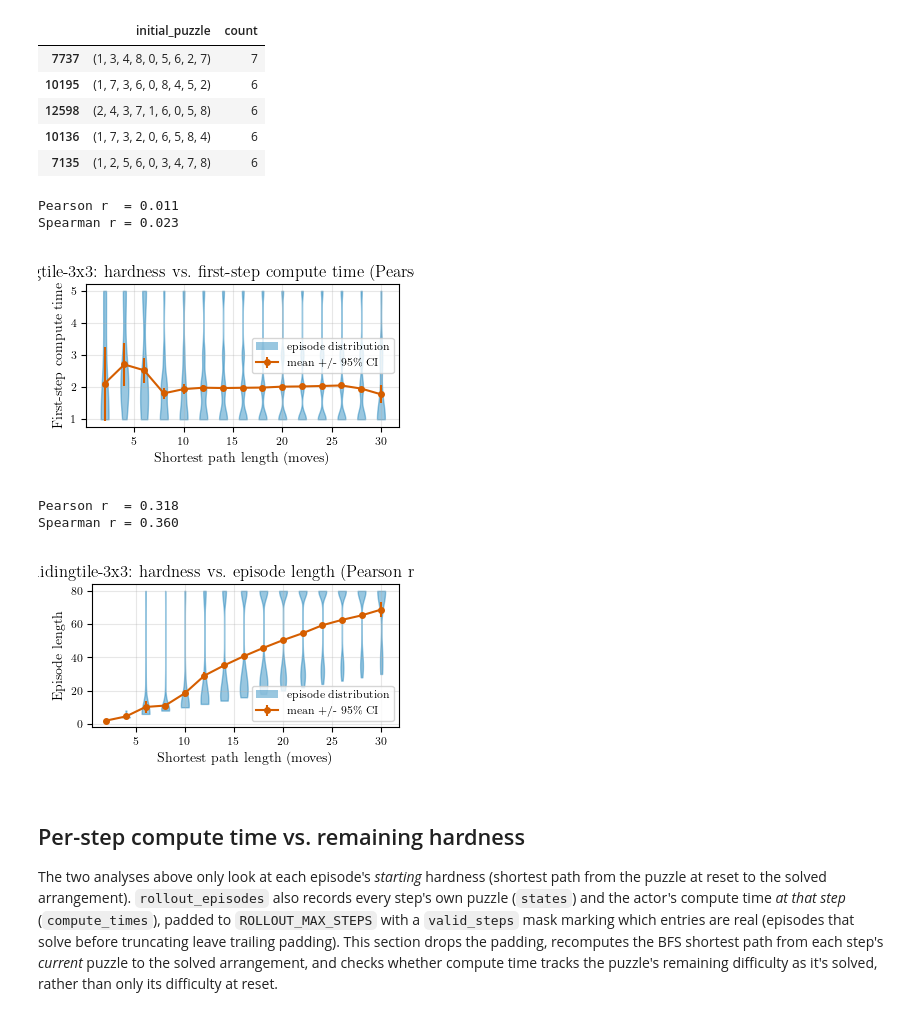
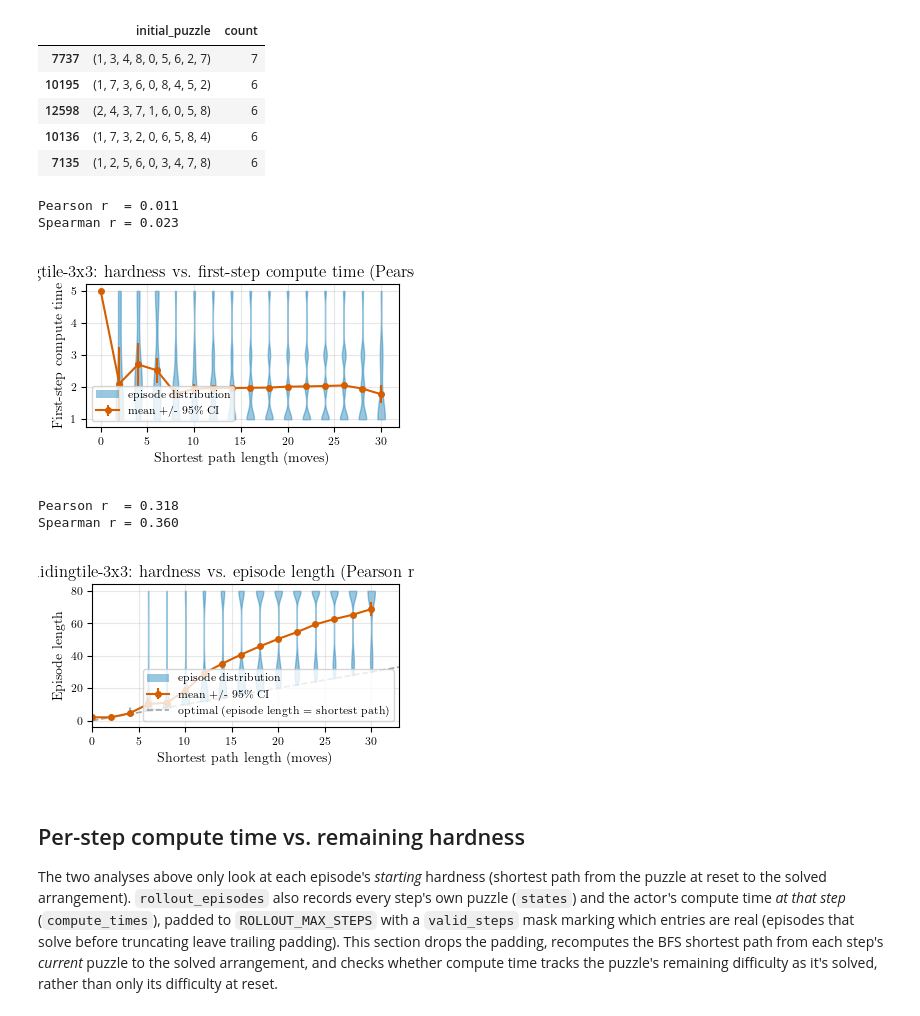
Before and after one commit to chanb/Stoix, a Jupyter notebook: ramdp_experiments/analysis-compute_time-hardness-slidingpuzzle.ipynb, the cells around one changed output. Drawn from its saved outputs; the diff is of its cells as text; code cells hidden in the pictures.

Commit message:
Update plot

```diff
--- a/ramdp_experiments/analysis-compute_time-hardness-slidingpuzzle.ipynb
+++ b/ramdp_experiments/analysis-compute_time-hardness-slidingpuzzle.ipynb
@@ -390,9 +390,9 @@ def rollout_episodes(env, act_fn, params, num_episodes, seed, max_steps):
     vmapped/auto-reset `env`, which expects a batched PRNG key), recording
     each episode's initial puzzle, the actor's mean compute time per action,
     and - for the per-step hardness-vs-compute-time analysis further down -
-    every step's own puzzle (`states`) and compute time (`compute_times`).
-    There is no per-episode goal to record: SlidingTilePuzzle's goal
-    (SOLVED_PUZZLE) is the same for every episode.
+    every step's own puzzle (`states`), chosen action (`actions`), and compute
+    time (`compute_times`). There is no per-episode goal to record:
+    SlidingTilePuzzle's goal (SOLVED_PUZZLE) is the same for every episode.
 
     Vectorized: `rollout_one_episode` runs a single episode via `jax.lax.scan`
     over a fixed `max_steps` (pass the env's time_limit - every episode
@@ -432,6 +432,7 @@ def rollout_episodes(env, act_fn, params, num_episodes, seed, max_steps):
 
             step_record = {
                 "puzzle": current_puzzle,
+                "action": action.squeeze(),
                 "compute_time": compute_time.squeeze(),
                 "valid": valid,
             }
@@ -448,6 +449,7 @@ def rollout_episodes(env, act_fn, params, num_episodes, seed, max_steps):
         return {
             "initial_puzzle": initial_puzzle,
             "states": step_records["puzzle"],
+            "actions": step_records["action"],
             "compute_times": step_records["compute_time"],
             "valid_steps": valid,
             "compute_time": jnp.sum(step_records["compute_time"] * valid) / step_count,
@@ -467,6 +469,7 @@ def rollout_episodes(env, act_fn, params, num_episodes, seed, max_steps):
             # drop the padding after the episode actually ended (see
             # build_step_dataframe below).
             "states": batch["states"][episode],
+            "actions": batch["actions"][episode],
             "compute_times": batch["compute_times"][episode],
             "valid_steps": batch["valid_steps"][episode],
             "compute_time": float(batch["compute_time"][episode]),
@@ -485,9 +488,10 @@ ROLLOUT_MAX_STEPS = EVAL_TIME_LIMIT if USE_EVAL_ENV else TIME_LIMIT
 # does NOT cover network hyperparameters (HIDDEN_DIM, ...), so use
 # FORCE_REROLLOUT after changing those without also changing
 # NUM_EVAL_EPISODES/SEED. `_ROLLOUT_SCHEMA_VERSION` guards against loading a
-# cache saved by an older, differently-shaped rollout_episodes - bump it
-# whenever rollout_episodes's per-episode record changes.
-_ROLLOUT_SCHEMA_VERSION = 1
+# cache saved by an older, differently-shaped rollout_episodes (e.g. one
+# predating the per-step actions field) - bump it whenever rollout_episodes's
+# per-episode record changes.
+_ROLLOUT_SCHEMA_VERSION = 2
 _policy_tag = "random" if USE_RANDOM_POLICY else (CHECKPOINT_UID or "unknown_checkpoint")
 ROLLOUT_CACHE_PATH = (
     REPO_ROOT
@@ -506,10 +510,6 @@ else:
         rollout_env, act_fn, actor_params, NUM_EVAL_EPISODES, seed=SEED, max_steps=ROLLOUT_MAX_STEPS
     )
     for r in records:
-        if sliding_puzzle_shortest_path(
-            puzzle_dist_prepared, r["initial_puzzle"]
-        ) == 0:
-            continue
         r["shortest_path_length"] = sliding_puzzle_shortest_path(
             puzzle_dist_prepared, r["initial_puzzle"]
         )
@@ -628,7 +627,7 @@ plt.savefig(
 # %% [output]
 Pearson r  = 0.011
 Spearman r = 0.023
-[figure, old version]
+[figure, new version]
 # %%
 CI95_Z = 1.96  # normal-approximation 95% CI half-width, in units of SEM
 
@@ -652,6 +651,24 @@ violin_color = sns.color_palette("colorblind")[0]
 mean_color = sns.color_palette("colorblind")[3]
 
 fig, ax = plt.subplots(figsize=set_size(doc_width_pt, fraction=0.6))
+
+# Diagonal reference line: episode_length == shortest_path_length is the
+# optimal-solving case (no wasted moves) - points/violins above it took more
+# steps than necessary. Drawn from the data's own min/max (not (0, 0)) so it
+# stays tight to the plotted range; zorder=0 keeps it behind the violins/marker.
+axis_min = min(plot_df["shortest_path_length"].min(), plot_df["episode_length"].min())
+axis_max = max(plot_df["shortest_path_length"].max(), plot_df["episode_length"].max())
+(diagonal_line,) = ax.plot(
+    [axis_min, axis_max],
+    [axis_min, axis_max],
+    linestyle="--",
+    color="gray",
+    linewidth=1.2,
+    alpha=0.7,
+    zorder=0,
+    label="optimal (episode length = shortest path)",
+)
+
 if violin_groups:
     parts = ax.violinplot(
         [v for _, v in violin_groups],
@@ -662,35 +679,40 @@ if violin_groups:
         showextrema=False,
     )
     for body in parts["bodies"]:
         body.set_facecolor(violin_color)
         body.set_edgecolor(violin_color)
         body.set_alpha(0.4)
 
 mean_errorbar = ax.errorbar(
     by_distance.index,
     by_distance["mean"],
     yerr=CI95_Z * by_distance["sem"].fillna(0.0),
     marker="o",
     ms=4,
     linewidth=1.5,
     color=mean_color,
     label=r"mean +/- 95\% CI",
 )
 ax.legend(
-    handles=[Patch(facecolor=violin_color, alpha=0.4, label="episode distribution"), mean_errorbar]
+    handles=[
+        Patch(facecolor=violin_color, alpha=0.4, label="episode distribution"),
+        mean_errorbar,
+        diagonal_line,
+    ]
 )
+ax.set_xlim(0, 33)
 ax.set_xlabel("Shortest path length (moves)")
 ax.set_ylabel("Episode length")
 ax.set_title(f"slidingtile-{GRID_SIZE}x{GRID_SIZE}: hardness vs. episode length (Pearson r={pearson_r:.2f})")
 ax.grid(True, alpha=0.3)
 fig.tight_layout()
 plt.savefig(
     "analysis-episode_length-hardness-slidingpuzzle.pdf", dpi=600, format="pdf", bbox_inches="tight"
 )
 # %% [output]
 Pearson r  = 0.318
 Spearman r = 0.360
-[figure, old version]
+[figure, new version]
 # %% [markdown]
 ## Per-step compute time vs. remaining hardness
 
```
Also changed, not shown: parts of 5 cells of this notebook, 1 other file.
